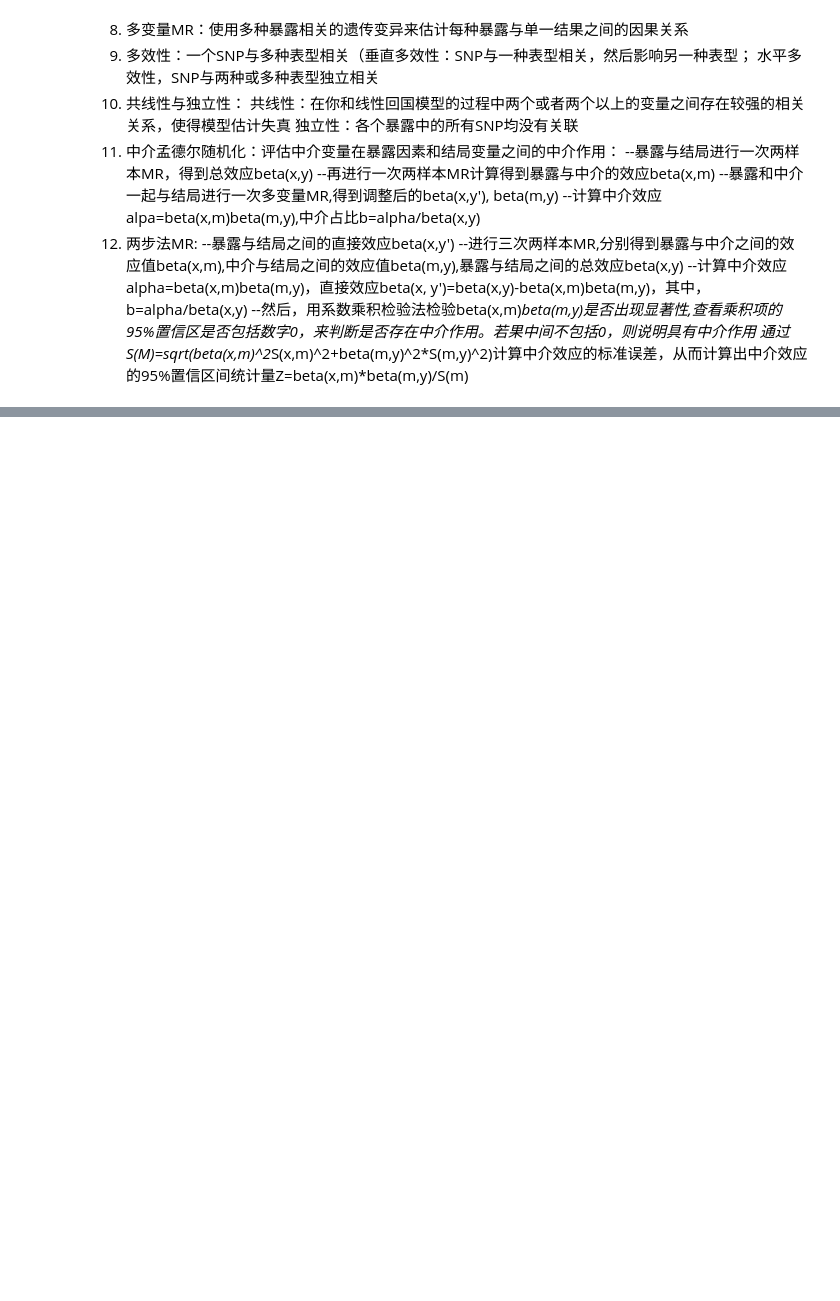
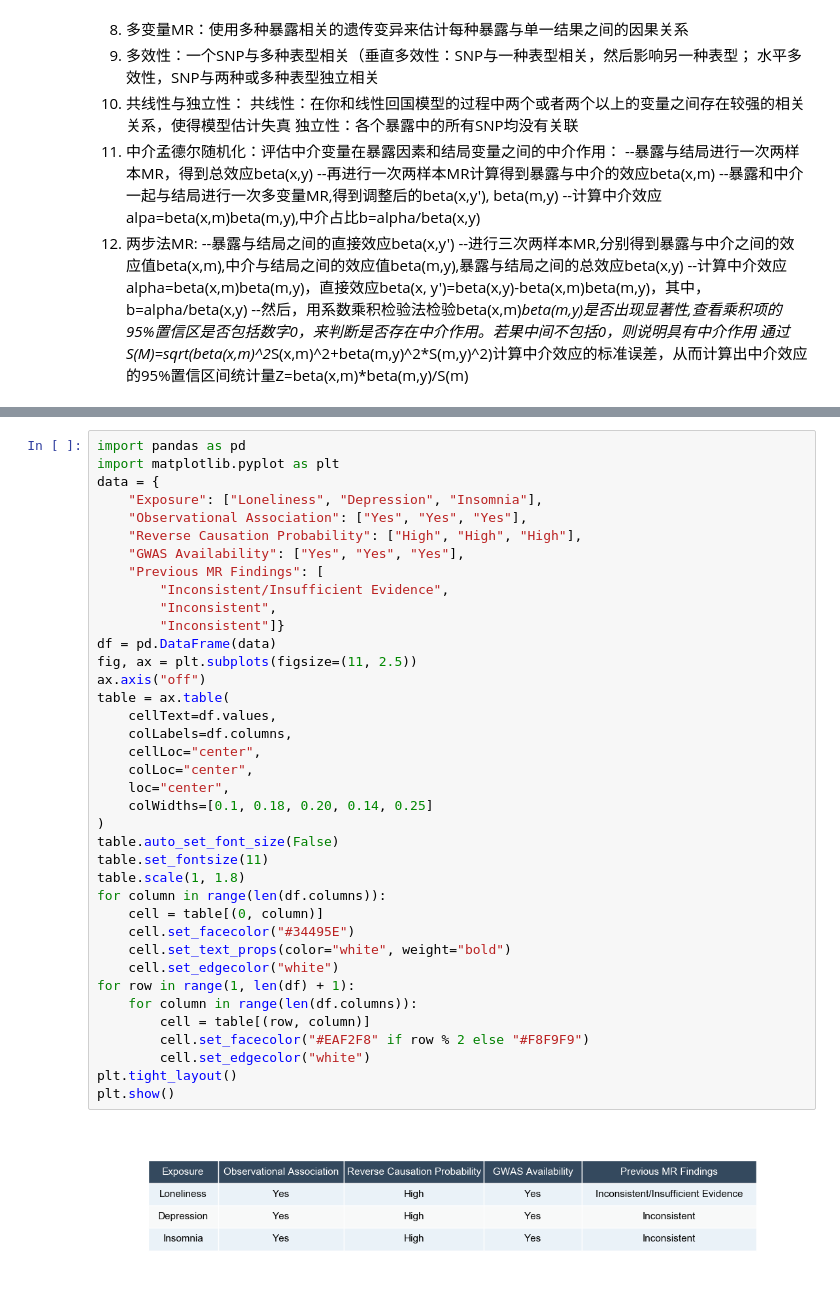
Before and after one commit to JXXCgit/personlig-datavitenskapsportef-lje, a Jupyter notebook: MR-epidemiology/notebook/MR analysis.ipynb, the cells around one changed output, grey strips where cells are left out. Cells and saved outputs as stored; diff of their text form; blank space fills up the shorter version.

```diff
--- a/MR-epidemiology/notebook/MR analysis.ipynb
+++ b/MR-epidemiology/notebook/MR analysis.ipynb
@@ -129,0 +256,40 @@ Circulating nutritional biomarkers and Alzheimer’s disease: a two-sample Mende
+# %%
+import pandas as pd
+import matplotlib.pyplot as plt
+data = {
+    "Exposure": ["Loneliness", "Depression", "Insomnia"],
+    "Observational Association": ["Yes", "Yes", "Yes"],
+    "Reverse Causation Probability": ["High", "High", "High"],
+    "GWAS Availability": ["Yes", "Yes", "Yes"],
+    "Previous MR Findings": [
+        "Inconsistent/Insufficient Evidence",
+        "Inconsistent",
+        "Inconsistent"]}
+df = pd.DataFrame(data)
+fig, ax = plt.subplots(figsize=(11, 2.5))
+ax.axis("off")
+table = ax.table(
+    cellText=df.values,
+    colLabels=df.columns,
+    cellLoc="center",
+    colLoc="center",
+    loc="center",
+    colWidths=[0.1, 0.18, 0.20, 0.14, 0.25]
+)
+table.auto_set_font_size(False)
+table.set_fontsize(11)
+table.scale(1, 1.8)
+for column in range(len(df.columns)):
+    cell = table[(0, column)]
+    cell.set_facecolor("#34495E")
+    cell.set_text_props(color="white", weight="bold")
+    cell.set_edgecolor("white")
+for row in range(1, len(df) + 1):
+    for column in range(len(df.columns)):
+        cell = table[(row, column)]
+        cell.set_facecolor("#EAF2F8" if row % 2 else "#F8F9F9")
+        cell.set_edgecolor("white")
+plt.tight_layout()
+plt.show()
+# %% [output]
+[figure, added]
```
Also changed, not shown: parts of 9 cells of this notebook, 1 other file.
